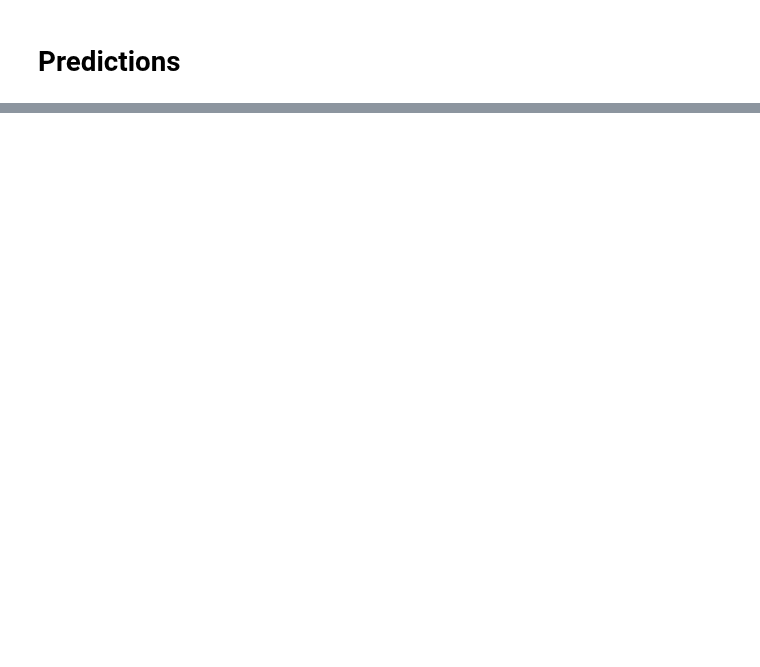
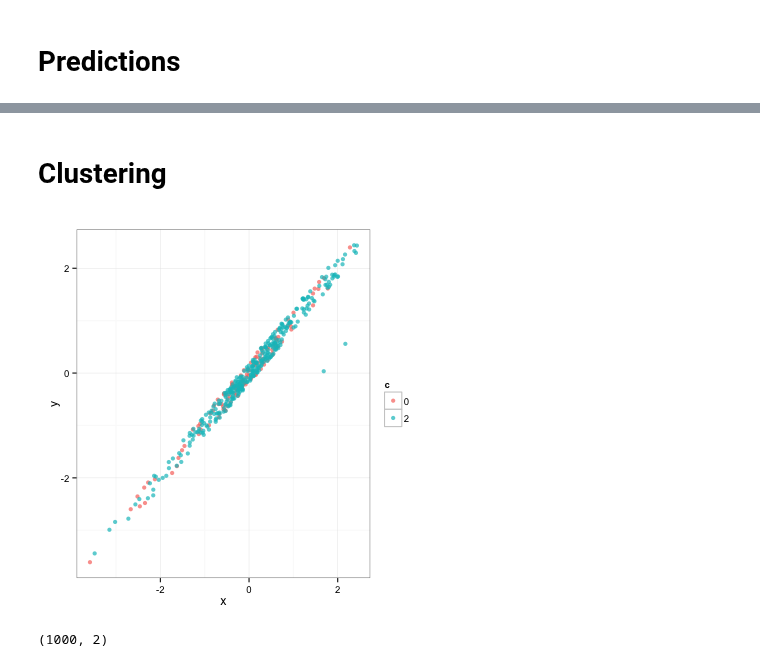
Before and after one commit to eric-czech/portfolio, a Jupyter notebook: demonstrative/python/notebooks/meetups/genomics_analytics/1_data_modeling.ipynb, the cells around one changed output, grey strips where cells are left out. Saved outputs shown, nothing was run; the diff lists cells and outputs as text; code cells hidden in the pictures; blank space fills up the shorter version.

```diff
--- a/demonstrative/python/notebooks/meetups/genomics_analytics/1_data_modeling.ipynb
+++ b/demonstrative/python/notebooks/meetups/genomics_analytics/1_data_modeling.ipynb
@@ -278,0 +240,5 @@ d_tr, d_ho = gnd.load_dataset(n_ho)
+# %% [markdown]
+# Clustering
+# %%
+n_ho = 30
+d_tr, d_ho = split_data(data, n_ho=n_ho, n_features=1000)
@@ -279,3 +247,18 @@ d_tr, d_ho = gnd.load_dataset(n_ho)
+# %%
+p = d_tr.reset_index()
+#d_tr.plot(kind='scatter', x='cn:SLC26A2', y='ge:SOX4')
+p['color'] = p['type'].map({'o': 0, 'c': 2, 'h': 1}).astype(np.int64)
+p = p[['cn:PDE6A','cn:SLC26A2','color']]
+# %%
+%%R -i p -w 400 -h 400 -u px
+library(dplyr)
+library(ggplot2)
+library(reshape2)
+p %>% mutate_each(funs(as.numeric)) %>% mutate(color=factor(color)) %>% setNames(c('x', 'y', 'c')) %>%
+    ggplot(aes(x=x, y=y, color=c)) + geom_jitter(alpha=.7, position = position_jitter(width = .2)) +
+    theme_bw()
+# %% [output]
+[figure, added]
 # %%
 cors = d_tr.corr()
 # %%
@@ -284 +268,5 @@ tsne = TSNE().fit_transform(d_tr.T)
+# %%
+mds.shape
+# %% [output]
+(1000, 2)
 # %%
```
Also changed, not shown: parts of 14 cells of this notebook, 25 other files.
